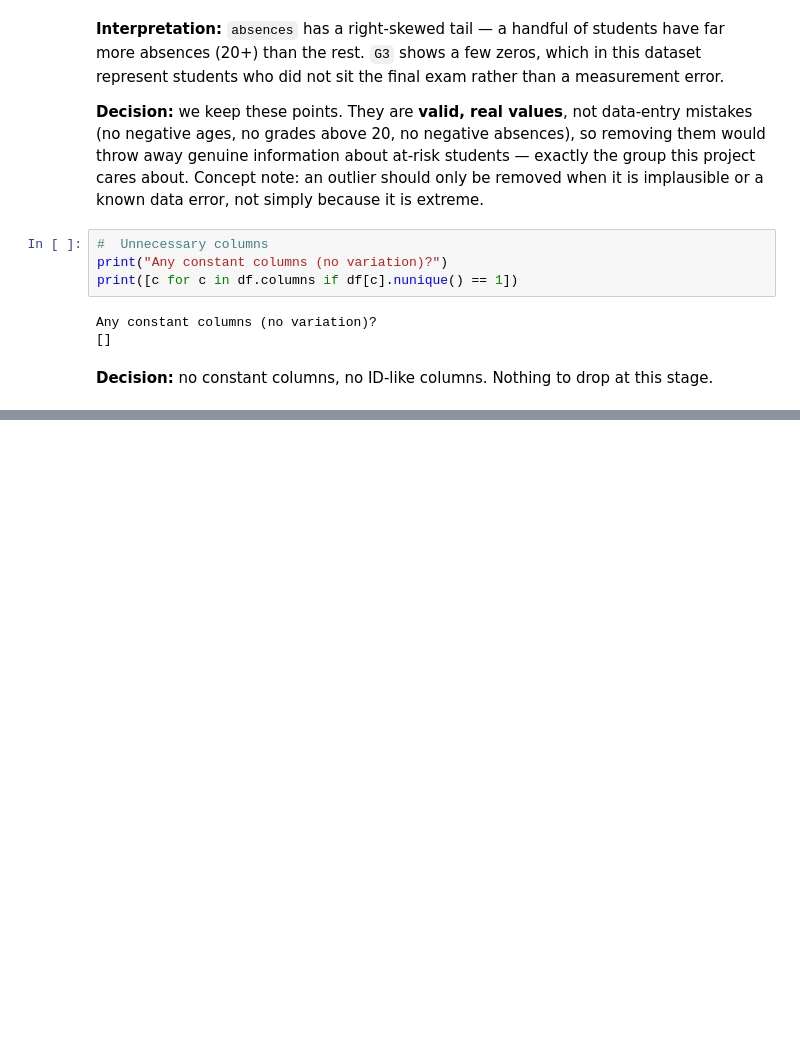
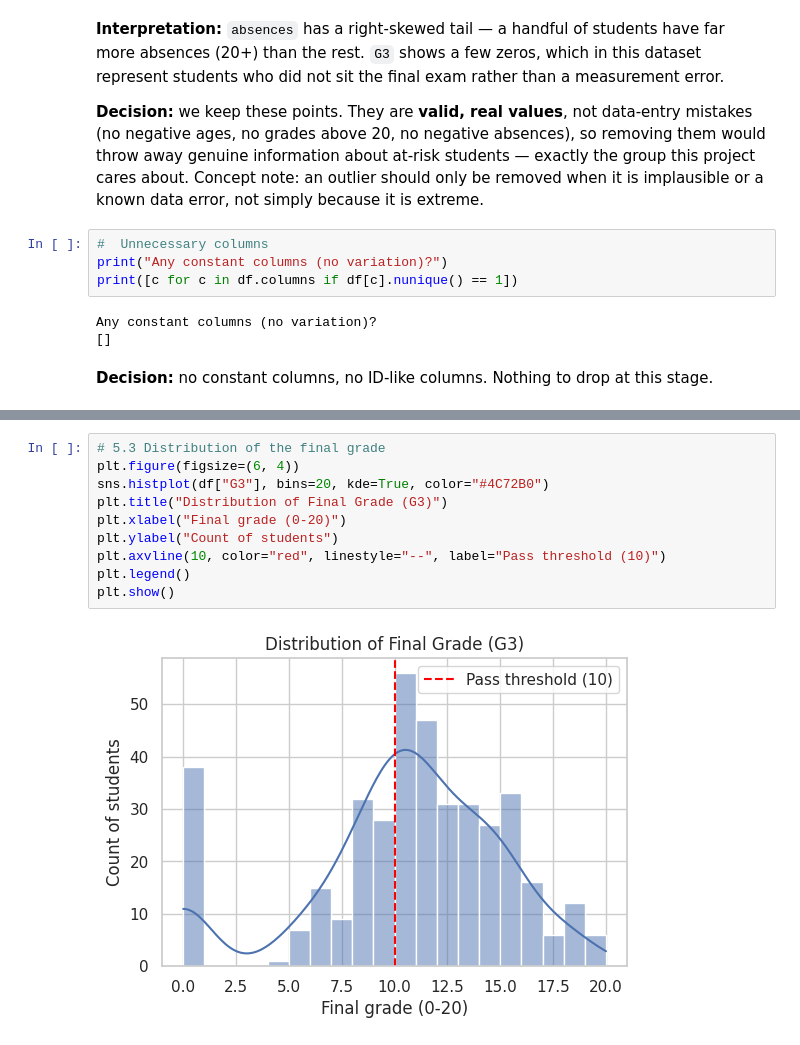
Before and after one commit to azzedineh27/Final_project_taiba, a Jupyter notebook: notebook.ipynb, the cells around one changed output, grey strips where cells are left out. Cells and saved outputs as stored; diff of their text form; blank space fills up the shorter version.

```diff
--- a/notebook.ipynb
+++ b/notebook.ipynb
@@ -191,0 +236,12 @@ Any constant columns (no variation)?
+# %%
+# 5.3 Distribution of the final grade
+plt.figure(figsize=(6, 4))
+sns.histplot(df["G3"], bins=20, kde=True, color="#4C72B0")
+plt.title("Distribution of Final Grade (G3)")
+plt.xlabel("Final grade (0-20)")
+plt.ylabel("Count of students")
+plt.axvline(10, color="red", linestyle="--", label="Pass threshold (10)")
+plt.legend()
+plt.show()
+# %% [output]
+[figure, added]
```
Also changed, not shown: parts of 32 cells of this notebook.
